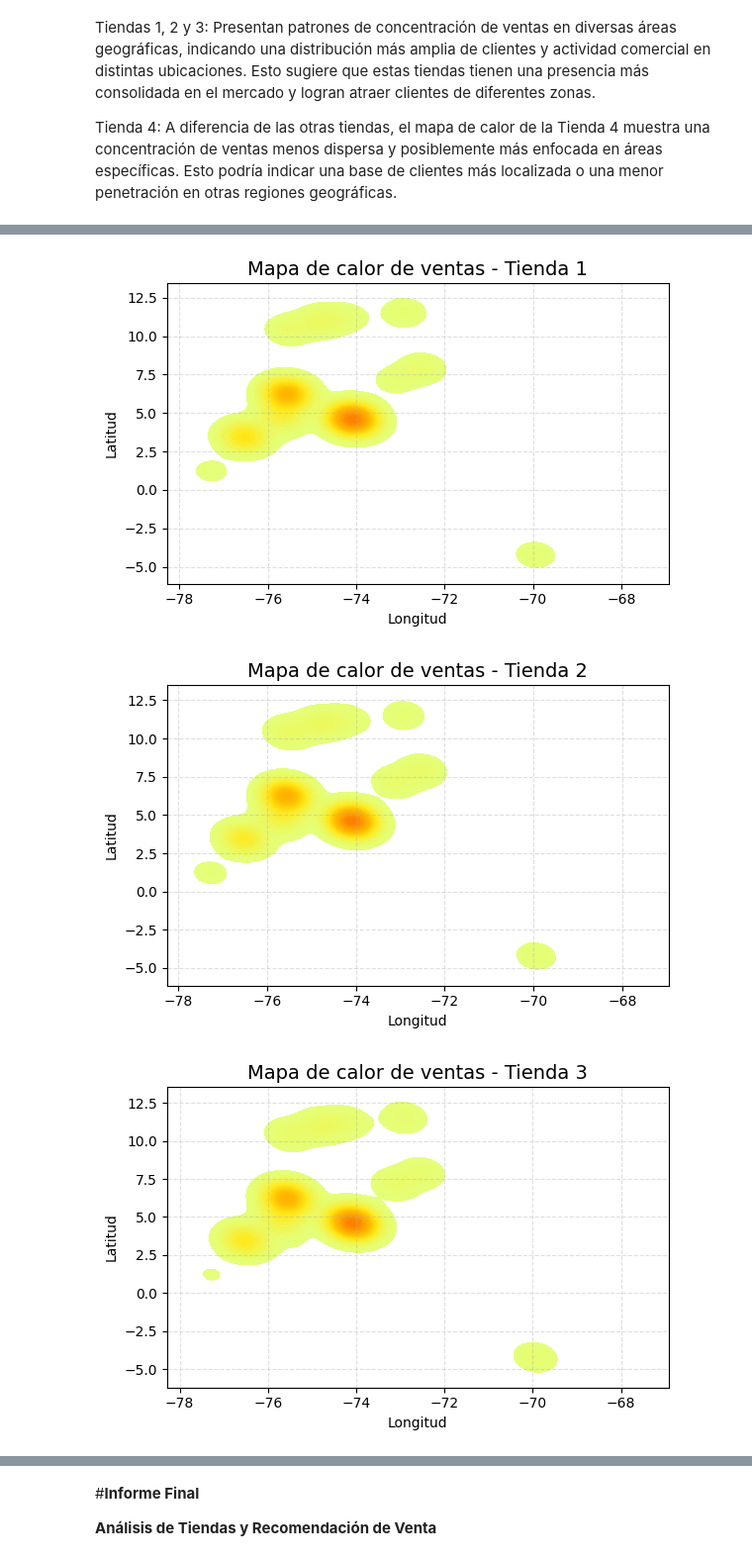
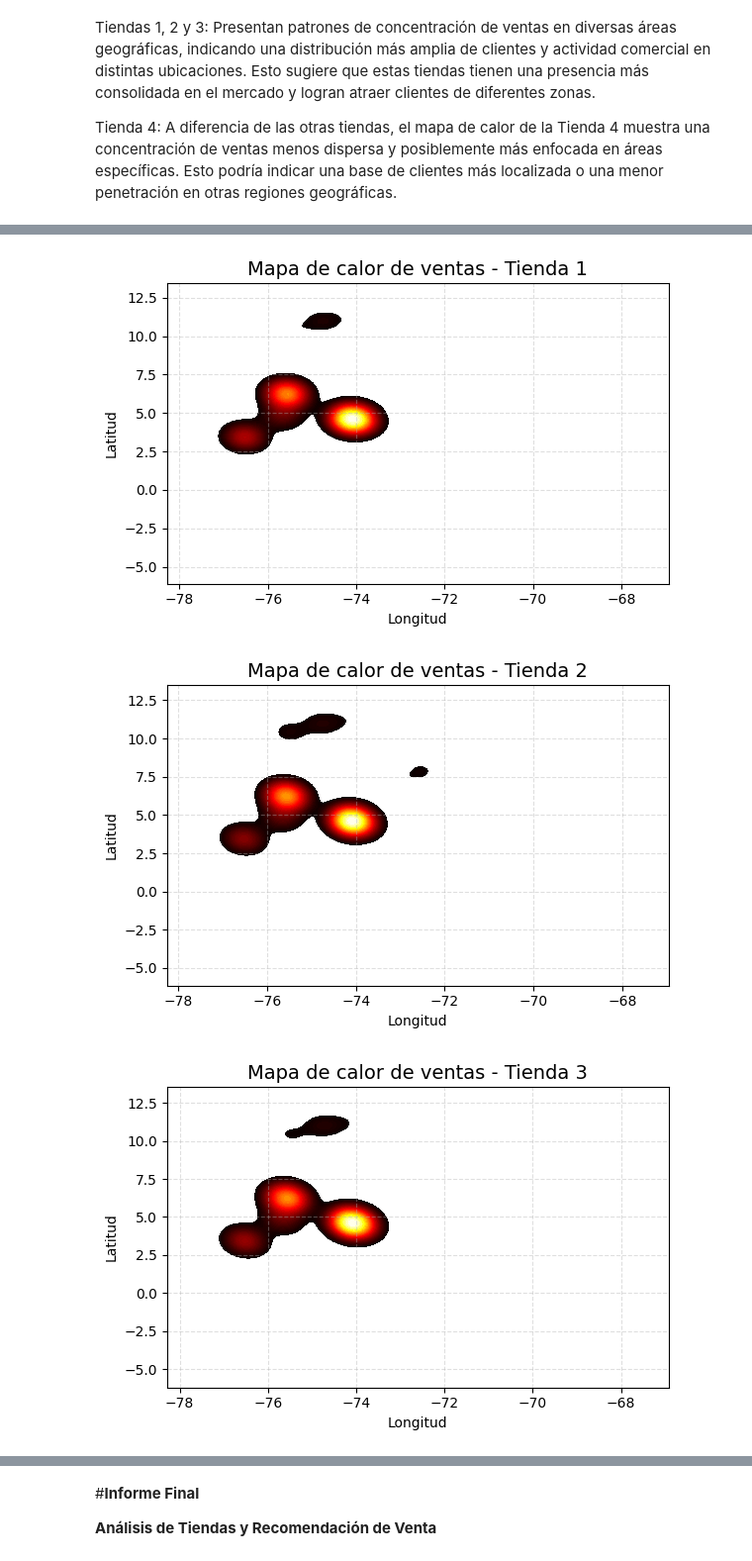
Before and after one commit to DaniGa-Mo/Challenge_Alura_Store, a Jupyter notebook: AluraStoreLatam_.ipynb, the cells around one changed output, grey strips where cells are left out. Shown at 99% size. Cells and saved outputs as stored; diff of their text form; code cells hidden in the pictures.

```diff
--- a/AluraStoreLatam_.ipynb
+++ b/AluraStoreLatam_.ipynb
@@ -499,8 +499,8 @@ sns.kdeplot(
     x=geo1['lon'],
     y=geo1['lat'],
     fill=True,
-    cmap='Wistia',
-    thresh=0.05,
+    cmap='hot',
+    thresh=0.2, # Ajustado el umbral a 0.2
     levels=50
 )
 plt.title("Mapa de calor de ventas - Tienda 1", fontsize=14)
@@ -510,7 +510,7 @@ plt.grid(True, linestyle='--', alpha=0.4)
 plt.tight_layout()
 plt.show()
 # %% [output]
-[figure, old version]
+[figure, new version]
 # %%
 # Mapa de calor tienda 2.
 # Datos.
@@ -522,8 +522,8 @@ sns.kdeplot(
     x=geo2['lon'],
     y=geo2['lat'],
     fill=True,
-    cmap='Wistia',
-    thresh=0.05,
+    cmap='hot',
+    thresh=0.2,
     levels=50
 )
 plt.title("Mapa de calor de ventas - Tienda 2", fontsize=14)
@@ -533,30 +533,30 @@ plt.grid(True, linestyle='--', alpha=0.4)
 plt.tight_layout()
 plt.show()
 # %% [output]
-[figure, old version]
+[figure, new version]
 # %%
 # Mapa de calor tienda 3.
 # Datos.
 geo3 = tienda3[['lat', 'lon']]
 
 # Crear figura.
 plt.figure(figsize=(6,4))
 sns.kdeplot(
     x=geo3['lon'],
     y=geo3['lat'],
     fill=True,
-    cmap='Wistia',
-    thresh=0.05,
+    cmap='hot',
+    thresh=0.2, # Ajustado el umbral a 0.2
     levels=50
 )
 plt.title("Mapa de calor de ventas - Tienda 3", fontsize=14)
 plt.xlabel("Longitud")
 plt.ylabel("Latitud")
 plt.grid(True, linestyle='--', alpha=0.4)
 plt.tight_layout()
 plt.show()
 # %% [output]
-[figure, old version]
+[figure, new version]
 # %%
 # Mapa de calor tienda 4.
 # Datos.
```
Also changed, not shown: parts of 2 cells of this notebook.
